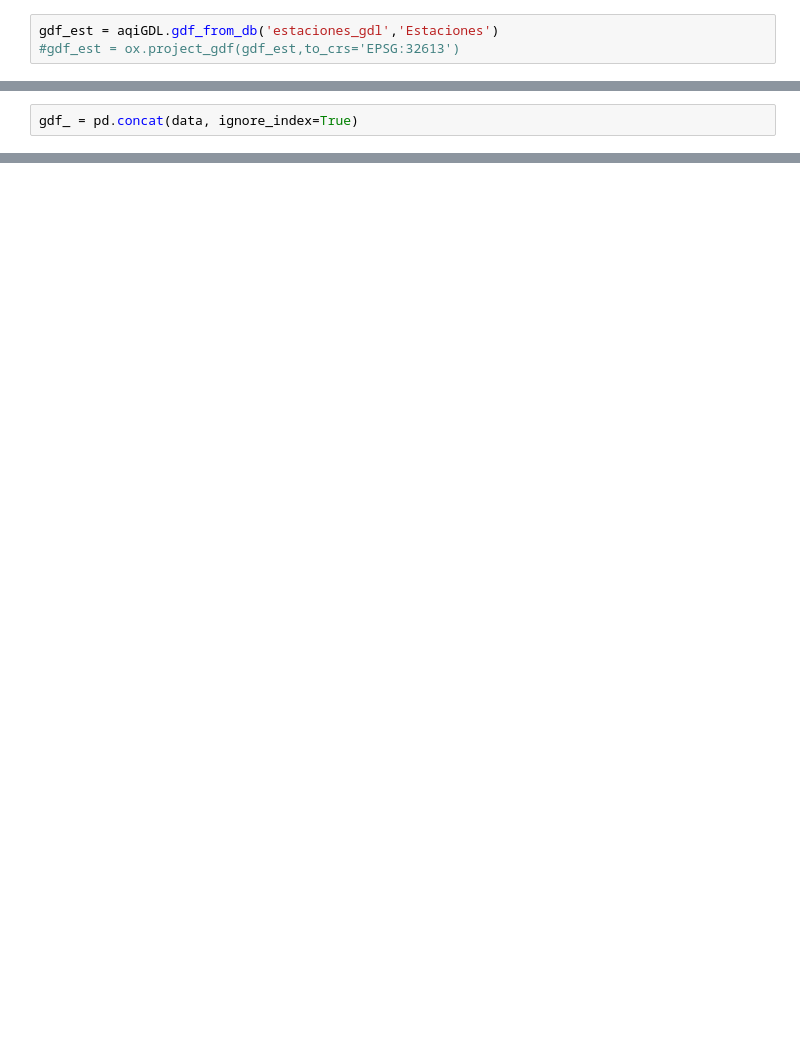
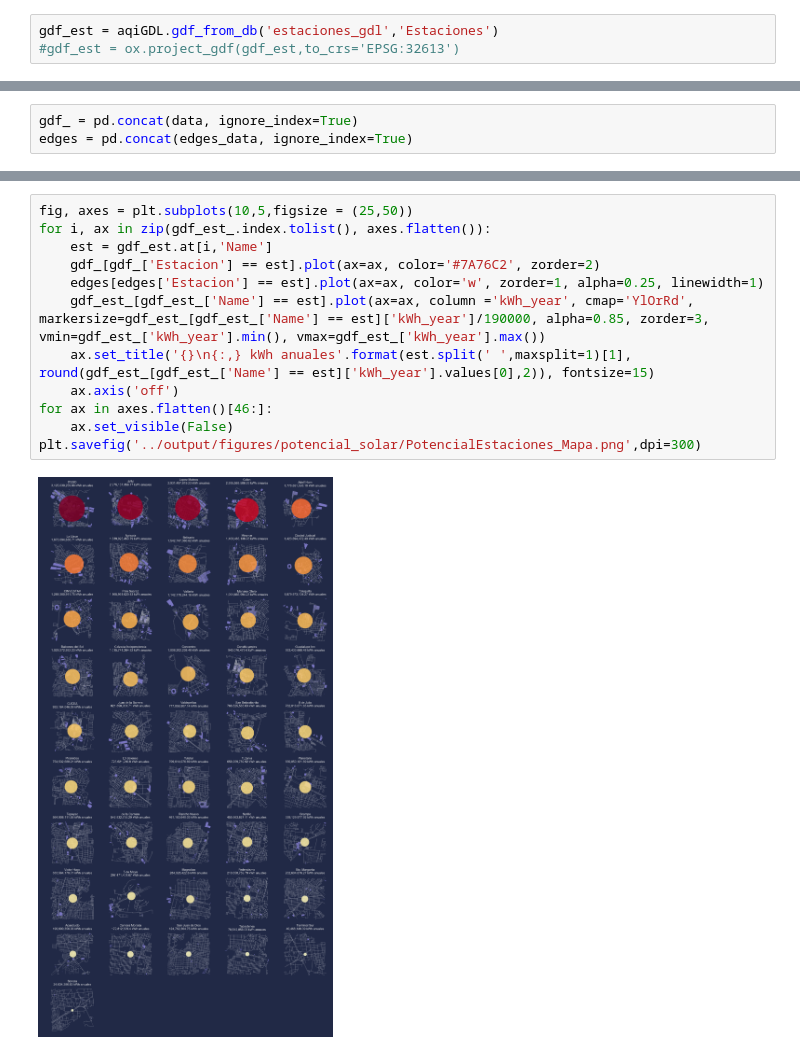
Before and after one commit to lac-analytics/gdlaire, a Jupyter notebook: notebooks/05-PotencialSolar.ipynb, the cells around one changed output, grey strips where cells are left out. Drawn from its saved outputs; the diff is of its cells as text; blank space fills up the shorter version.

```diff
--- a/notebooks/05-PotencialSolar.ipynb
+++ b/notebooks/05-PotencialSolar.ipynb
@@ -48,6 +51,7 @@ gdf_est_ = ox.project_gdf(gdf_est)
 gdf_est_ = gdf_est_.merge(df, right_index=True, left_on = 'Name')
 # %%
 gdf_ = pd.concat(data, ignore_index=True)
+edges = pd.concat(edges_data, ignore_index=True)
 # %%
 fig, ax = plt.subplots(1,1,figsize = (15,15))
 gdf_.plot(ax=ax, column='area')
@@ -60,0 +69,14 @@ for
+# %%
+fig, axes = plt.subplots(10,5,figsize = (25,50))
+for i, ax in zip(gdf_est_.index.tolist(), axes.flatten()):
+    est = gdf_est.at[i,'Name']
+    gdf_[gdf_['Estacion'] == est].plot(ax=ax, color='#7A76C2', zorder=2)
+    edges[edges['Estacion'] == est].plot(ax=ax, color='w', zorder=1, alpha=0.25, linewidth=1)
+    gdf_est_[gdf_est_['Name'] == est].plot(ax=ax, column ='kWh_year', cmap='YlOrRd', markersize=gdf_est_[gdf_est_['Name'] == est]['kWh_year']/190000, alpha=0.85, zorder=3, vmin=gdf_est_['kWh_year'].min(), vmax=gdf_est_['kWh_year'].max())
+    ax.set_title('{}\n{:,} kWh anuales'.format(est.split(' ',maxsplit=1)[1], round(gdf_est_[gdf_est_['Name'] == est]['kWh_year'].values[0],2)), fontsize=15)
+    ax.axis('off')
+for ax in axes.flatten()[46:]:
+    ax.set_visible(False)
+plt.savefig('../output/figures/potencial_solar/PotencialEstaciones_Mapa.png',dpi=300)
+# %% [output]
+[figure, added]
```
Also changed, not shown: parts of 9 cells of this notebook, 3 other files.
